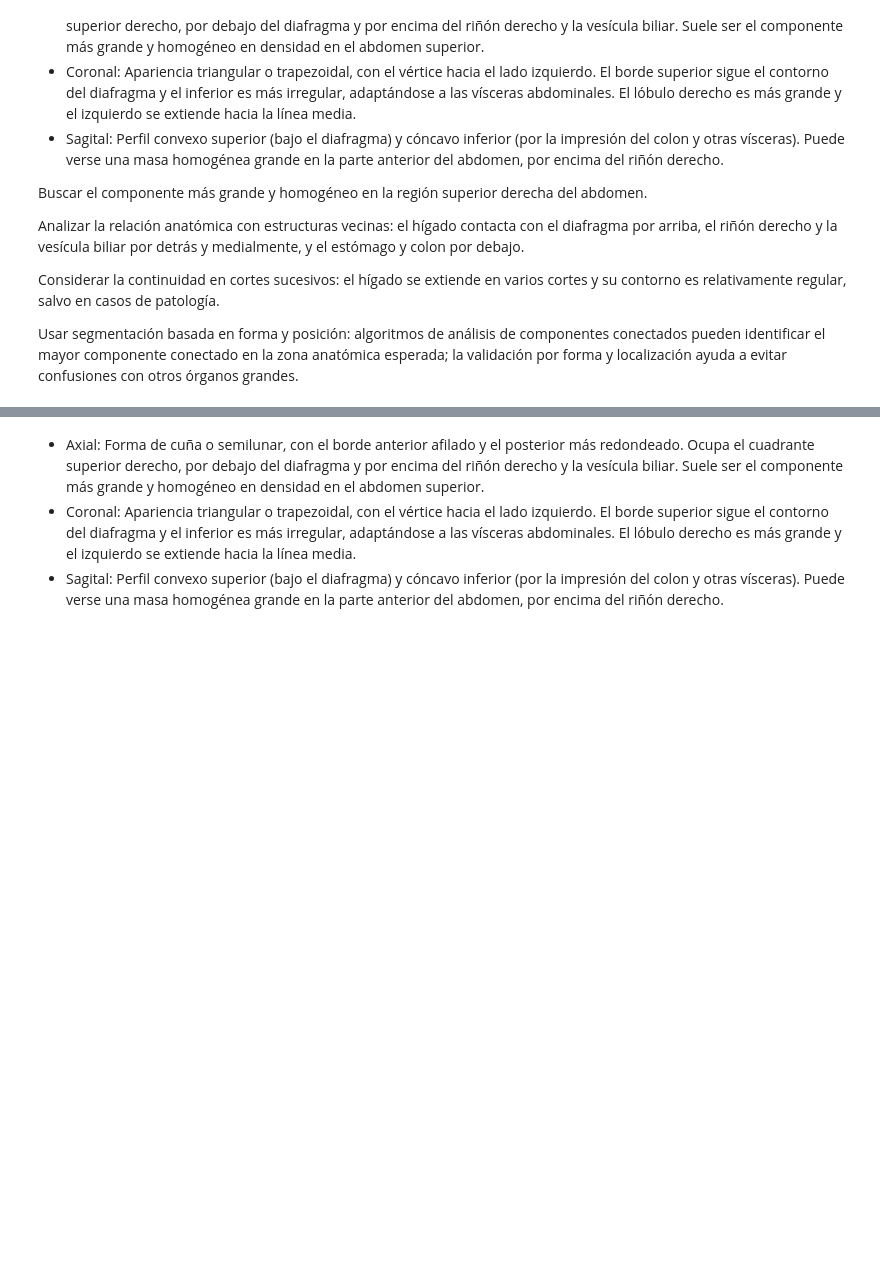
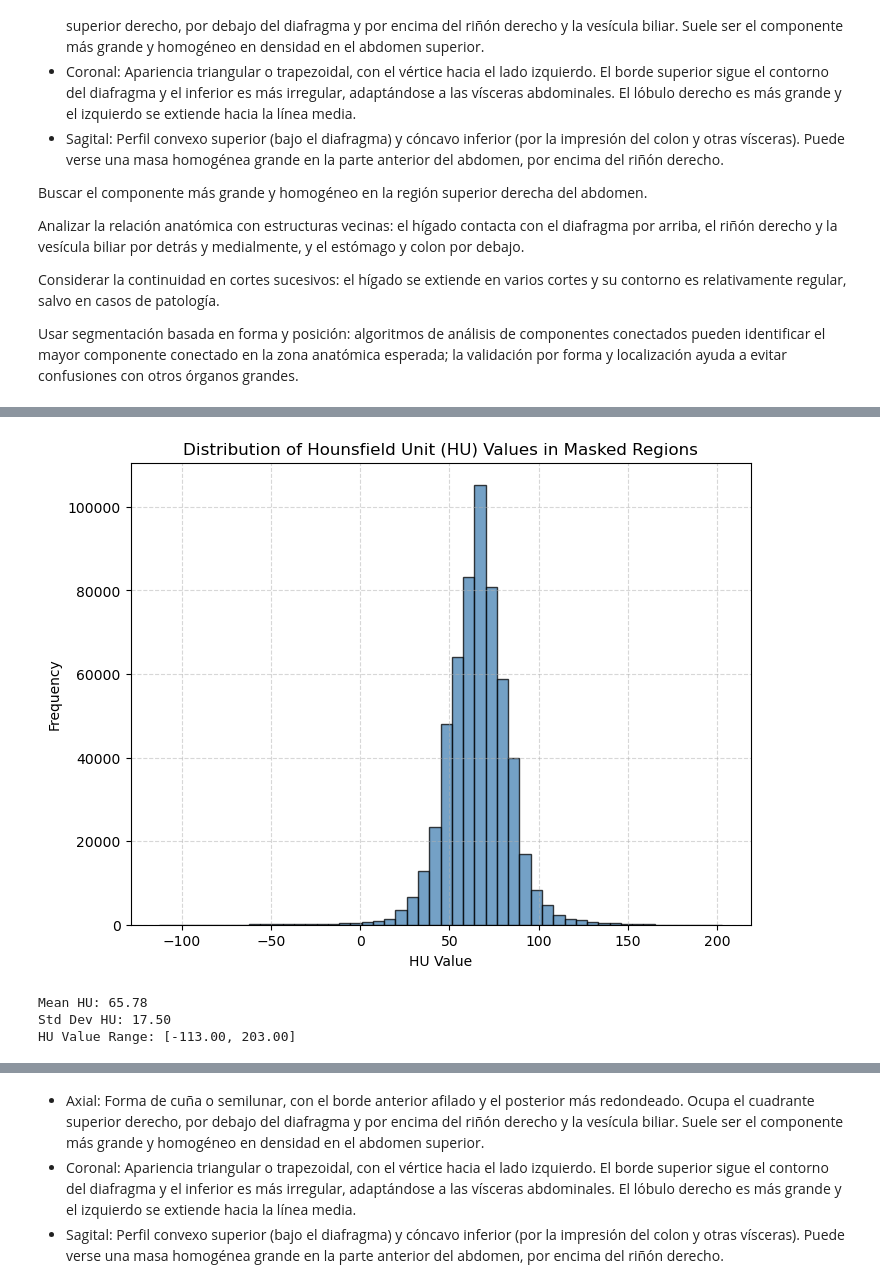
Before and after one commit to Lidnmp/medical_images_project, a Jupyter notebook: project-Copy1.ipynb, the cells around one changed output, grey strips where cells are left out. Cells and saved outputs as stored; diff of their text form; code cells hidden in the pictures; blank space fills up the shorter version.

```diff
--- a/project-Copy1.ipynb
+++ b/project-Copy1.ipynb
@@ -836,0 +846,43 @@ float64
+# %%
+
+def analyze_hounsfield_regions(images, masks):
+    all_hu_values = []
+
+    for img, msk in zip(images, masks):
+        region_hu = img[msk == 1]
+        all_hu_values.append(region_hu)
+
+    all_hu_values = np.concatenate(all_hu_values)
+
+    mean_hu = np.mean(all_hu_values)
+    std_hu = np.std(all_hu_values)
+    min_hu = np.min(all_hu_values)
+    max_hu = np.max(all_hu_values)
+
+    # Show histogram
+    plt.figure(figsize=(8, 6))
+    plt.hist(all_hu_values, bins=50, color='steelblue', edgecolor='black', alpha=0.75)
+    plt.title("Distribution of Hounsfield Unit (HU) Values in Masked Regions")
+    plt.xlabel("HU Value")
+    plt.ylabel("Frequency")
+    plt.grid(True, linestyle='--', alpha=0.5)
+    plt.show()
+
+    print(f"Mean HU: {mean_hu:.2f}")
+    print(f"Std Dev HU: {std_hu:.2f}")
+    print(f"HU Value Range: [{min_hu:.2f}, {max_hu:.2f}]")
+
+    return {
+        "mean": mean_hu,
+        "std": std_hu,
+        "min": min_hu,
+        "max": max_hu,
+        "all_hu_values": all_hu_values
+    }
+#region = windowed_ct_images * liver_mask
+results = analyze_hounsfield_regions(windowed_ct_images, liver_mask)
+# %% [output]
+[figure, added]
+Mean HU: 65.78
+Std Dev HU: 17.50
+HU Value Range: [-113.00, 203.00]
```
Also changed, not shown: parts of 33 cells of this notebook.
